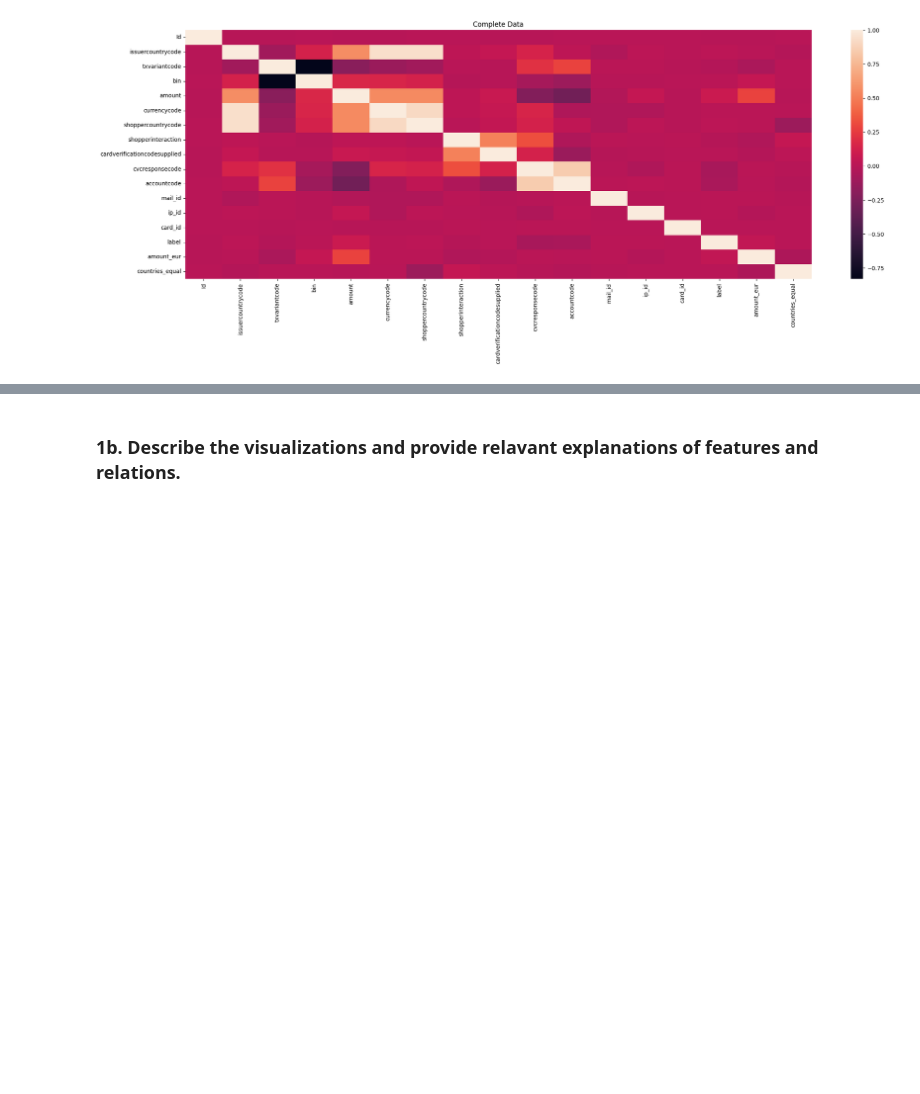
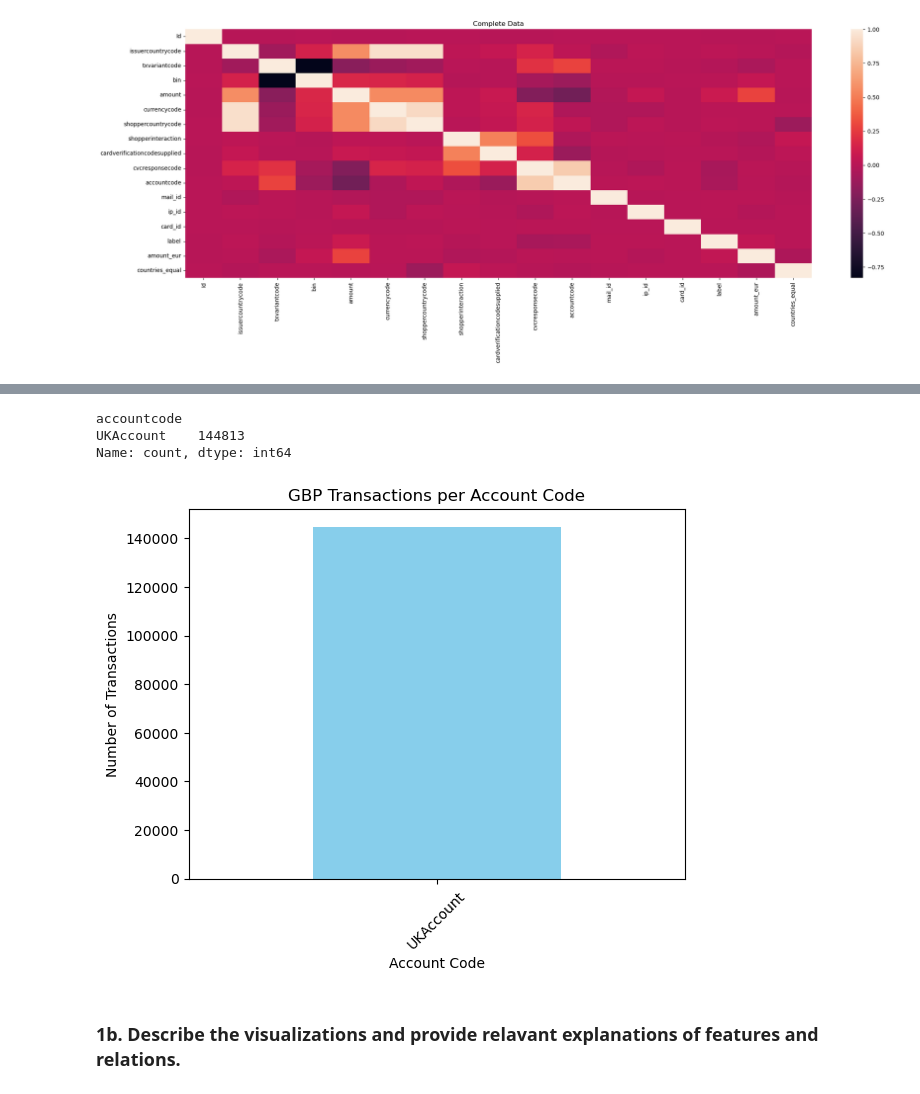
Before and after one commit to amar-mesic/cyber-data, a Jupyter notebook: lab-1/Lab1.ipynb, the cells around one changed output, grey strips where cells are left out. Cells and saved outputs as stored; diff of their text form; code cells hidden in the pictures; blank space fills up the shorter version.

```diff
--- a/lab-1/Lab1.ipynb
+++ b/lab-1/Lab1.ipynb
@@ -177,3 +261,27 @@ plt.show()
+# %%
+# Step 1: Filter the DataFrame to only include rows where currencycode is 'GBP'
+gbp_transactions = df[df['currencycode'] == 'GBP']
+
+# Step 2: Count the number of transactions for each category of 'accountcode'
+gbp_account_counts = gbp_transactions['accountcode'].value_counts()
+
+# Display the counts
+print(gbp_account_counts)
+
+# Optional: Visualization with a bar chart
+import matplotlib.pyplot as plt
+
+gbp_account_counts.plot(kind='bar', color='skyblue')
+plt.title('GBP Transactions per Account Code')
+plt.xlabel('Account Code')
+plt.ylabel('Number of Transactions')
+plt.xticks(rotation=45)
+plt.show()
+# %% [output]
+accountcode
+UKAccount    144813
+Name: count, dtype: int64
+[figure, added]
 # %% [markdown]
 ### 1b. Describe the visualizations and provide relavant explanations of features and relations.
 # %% [markdown]
```
Also changed, not shown: parts of 5 cells of this notebook.
